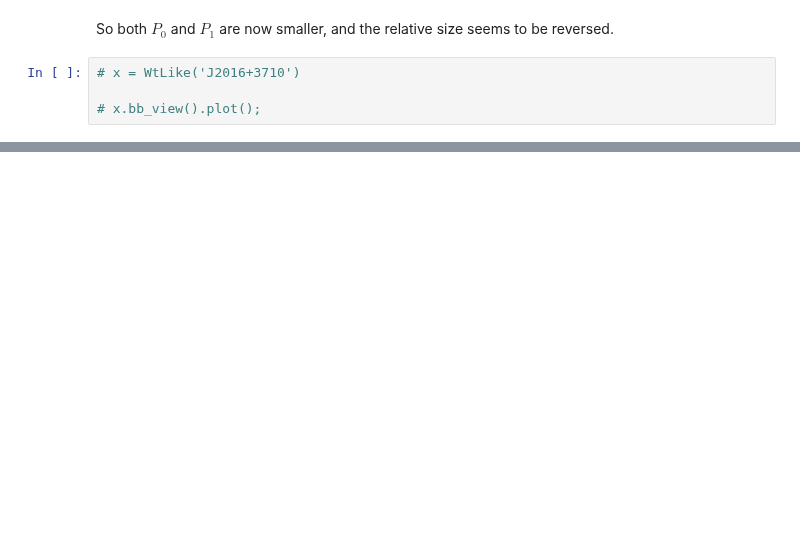
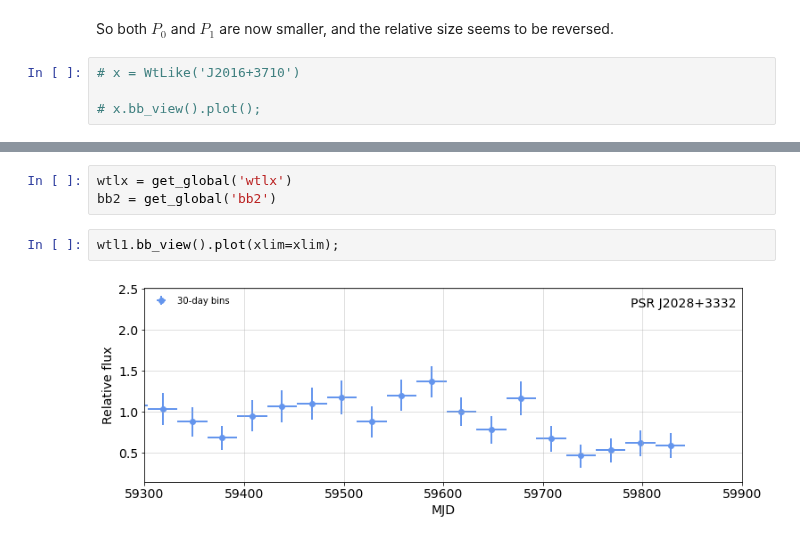
Before and after one commit to tburnett/wtlike, a Jupyter notebook: talks/nearby variable.ipynb, the cells around one changed output, grey strips where cells are left out. Cells and saved outputs as stored; diff of their text form; blank space fills up the shorter version.

```diff
--- a/talks/nearby variable.ipynb
+++ b/talks/nearby variable.ipynb
@@ -160,0 +44,7 @@ So both $P_0$ and $P_1$ are now smaller, and the relative size seems to be rever
+# %%
+wtlx = get_global('wtlx')
+bb2 = get_global('bb2')
+# %%
+wtl1.bb_view().plot(xlim=xlim);
+# %% [output]
+[figure, added]
```
Also changed, not shown: parts of 9 cells of this notebook, 18 other files.
